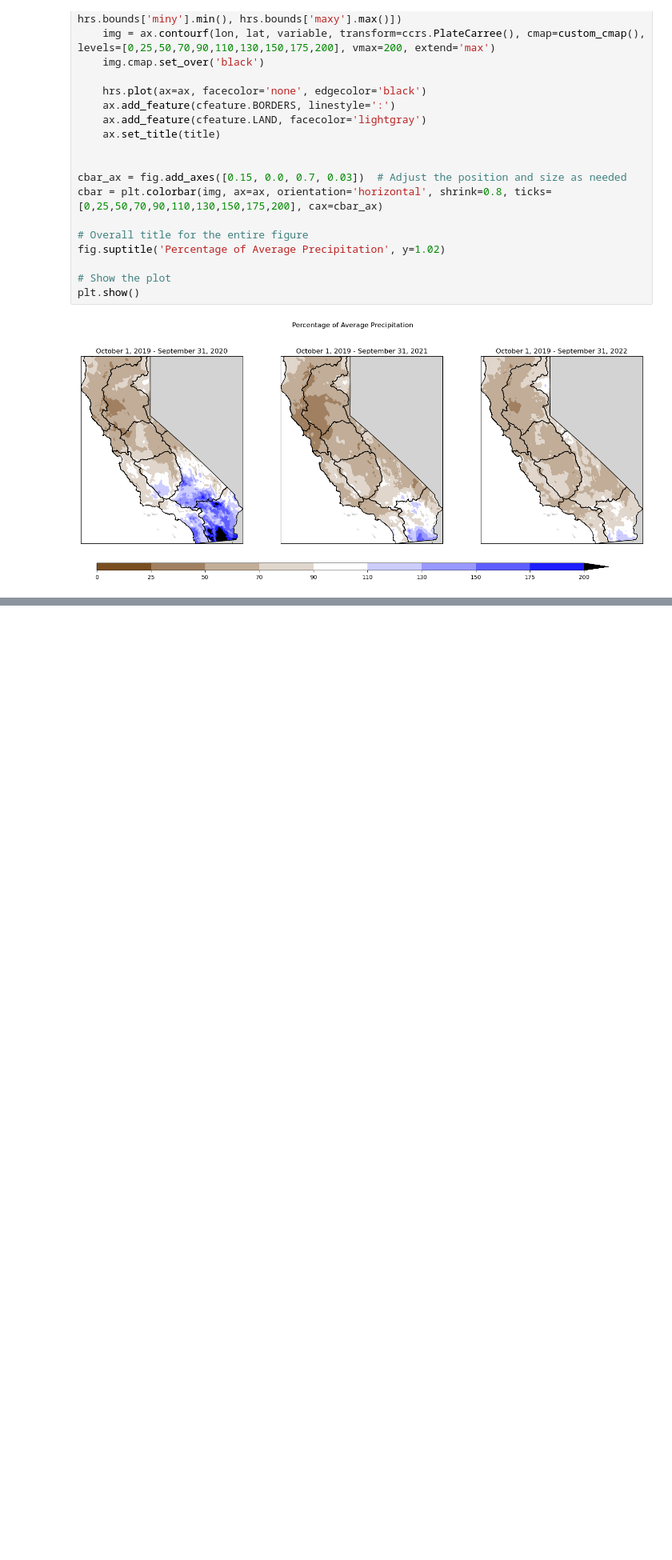
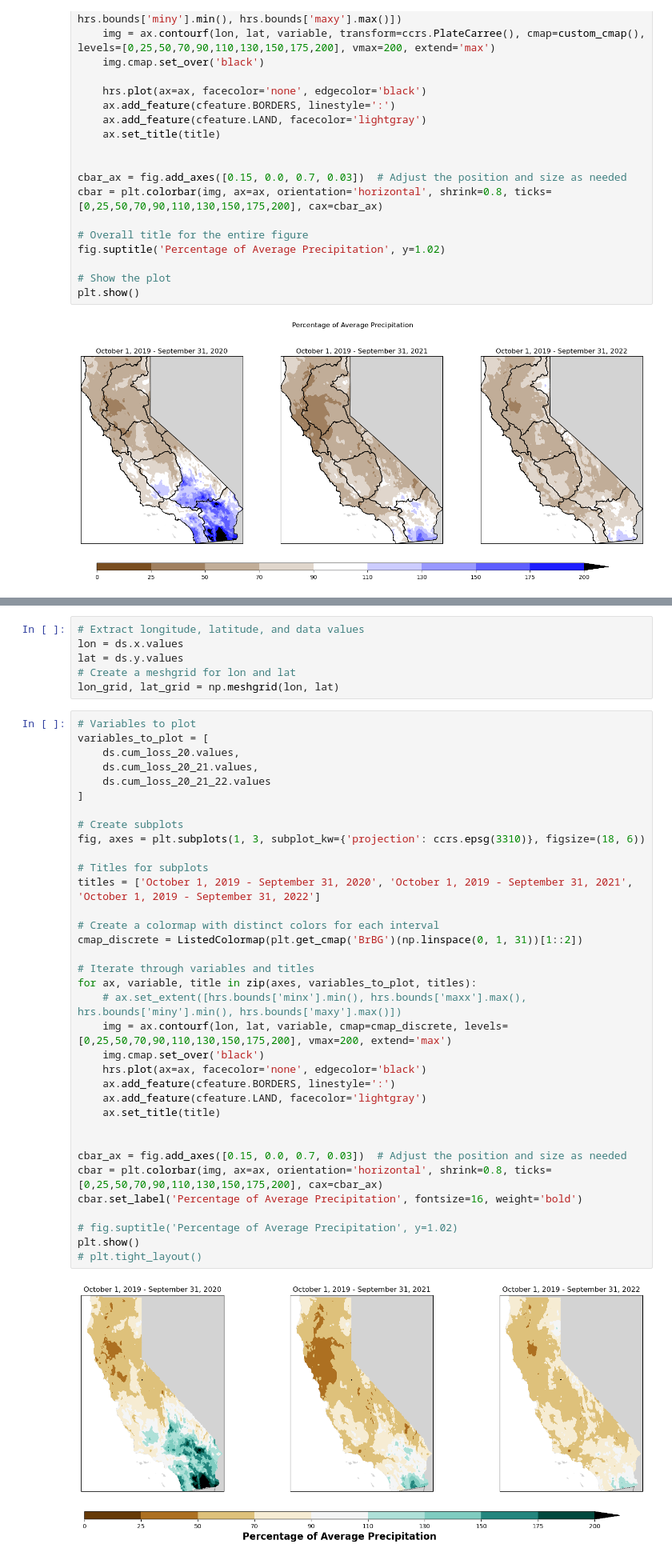
Before and after one commit to armenkonia/Drought_impacts, a Jupyter notebook: Precipitation/Average Precipitation/plot of perc of av pr.ipynb, the cells around one changed output, grey strips where cells are left out. Shown at 80% size. Drawn from its saved outputs; the diff is of its cells as text; blank space fills up the shorter version.

```diff
--- a/Precipitation/Average Precipitation/plot of perc of av pr.ipynb
+++ b/Precipitation/Average Precipitation/plot of perc of av pr.ipynb
@@ -363,0 +200,43 @@ interactive(children=(IntSlider(value=197, description='index', max=395), Output
+# %%
+# Extract longitude, latitude, and data values
+lon = ds.x.values
+lat = ds.y.values
+# Create a meshgrid for lon and lat
+lon_grid, lat_grid = np.meshgrid(lon, lat)
+# %%
+# Variables to plot
+variables_to_plot = [
+    ds.cum_loss_20.values,
+    ds.cum_loss_20_21.values,
+    ds.cum_loss_20_21_22.values
+]
+
+# Create subplots
+fig, axes = plt.subplots(1, 3, subplot_kw={'projection': ccrs.epsg(3310)}, figsize=(18, 6))
+
+# Titles for subplots
+titles = ['October 1, 2019 - September 31, 2020', 'October 1, 2019 - September 31, 2021', 'October 1, 2019 - September 31, 2022']
+
+# Create a colormap with distinct colors for each interval
+cmap_discrete = ListedColormap(plt.get_cmap('BrBG')(np.linspace(0, 1, 31))[1::2])
+
+# Iterate through variables and titles
+for ax, variable, title in zip(axes, variables_to_plot, titles):
+    # ax.set_extent([hrs.bounds['minx'].min(), hrs.bounds['maxx'].max(), hrs.bounds['miny'].min(), hrs.bounds['maxy'].max()])
+    img = ax.contourf(lon, lat, variable, cmap=cmap_discrete, levels=[0,25,50,70,90,110,130,150,175,200], vmax=200, extend='max')
+    img.cmap.set_over('black')
+    hrs.plot(ax=ax, facecolor='none', edgecolor='black')
+    ax.add_feature(cfeature.BORDERS, linestyle=':')
+    ax.add_feature(cfeature.LAND, facecolor='lightgray')
+    ax.set_title(title)
+
+
+cbar_ax = fig.add_axes([0.15, 0.0, 0.7, 0.03])  # Adjust the position and size as needed
+cbar = plt.colorbar(img, ax=ax, orientation='horizontal', shrink=0.8, ticks=[0,25,50,70,90,110,130,150,175,200], cax=cbar_ax)
+cbar.set_label('Percentage of Average Precipitation', fontsize=16, weight='bold')
+
+# fig.suptitle('Percentage of Average Precipitation', y=1.02)
+plt.show()
+# plt.tight_layout()
+# %% [output]
+[figure, added]
```
Also changed, not shown: parts of 6 cells of this notebook, 2 other files.
